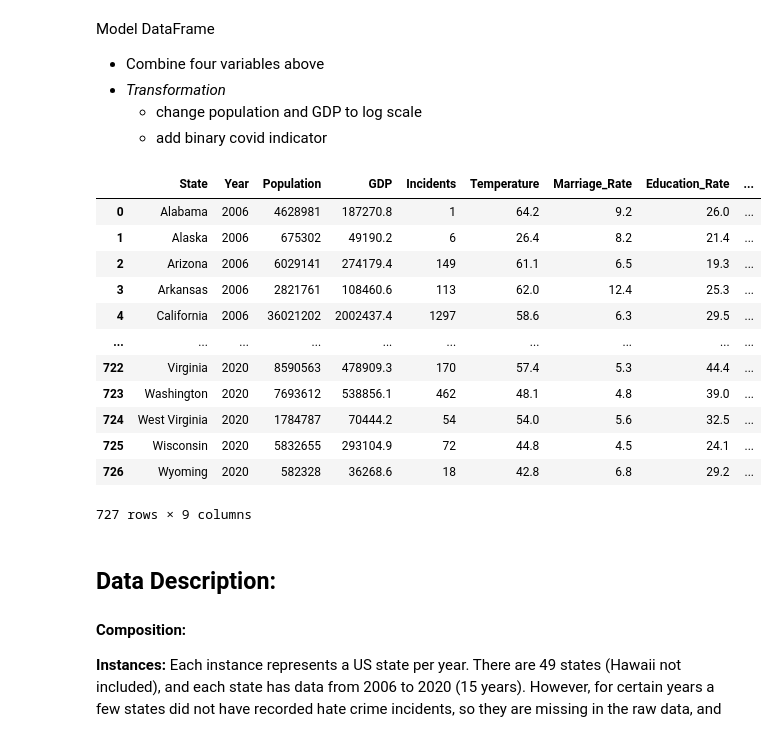
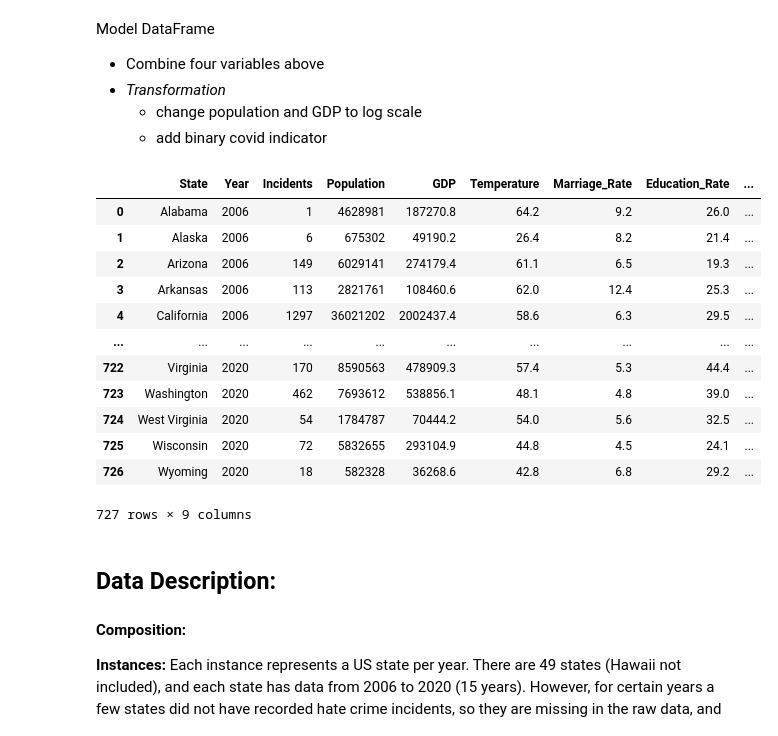
Before and after one commit to ChenTsizhen/2950_Project, a Jupyter notebook: phase4.ipynb, the cells around one changed output. Saved outputs shown, nothing was run; the diff lists cells and outputs as text; code cells hidden in the pictures.

```diff
--- a/phase4.ipynb
+++ b/phase4.ipynb
@@ -258,29 +258,32 @@ Model DataFrame
 # %%
 # Combine all input features and the output
 df = df_pop.merge(df_gdp, on=['State', 'Year'])
 df = df.merge(df_off, on=['State', 'Year'])
 df = df.merge(df_temp, on=['State', 'Year'])
 df = df.merge(df_marr, on=['State', 'Year'])
 df = df.merge(df_edu, on=['State', 'Year'])
 df['Year'] = df['Year'].astype(int)
 
 # Add covid indicator (binary)
 df['Is_Covid'] = np.where(df['Year']==2020, 1, 0)
 df.to_csv('model.csv')
+
+cols = ['State', 'Year', 'Incidents', 'Population', 'GDP', 'Temperature', 'Marriage_Rate', 'Education_Rate', 'Is_Covid']
+df = df[cols]
 df
 # %% [output]
-|  | State | Year | Population | GDP | Incidents | Temperature | Marriage_Rate | Education_Rate | ... |
-| 0 | Alabama | 2006 | 4628981 | 187270.8 | 1 | 64.2 | 9.2 | 26.0 | ... |
-| 1 | Alaska | 2006 | 675302 | 49190.2 | 6 | 26.4 | 8.2 | 21.4 | ... |
-| 2 | Arizona | 2006 | 6029141 | 274179.4 | 149 | 61.1 | 6.5 | 19.3 | ... |
-| 3 | Arkansas | 2006 | 2821761 | 108460.6 | 113 | 62.0 | 12.4 | 25.3 | ... |
-| 4 | California | 2006 | 36021202 | 2002437.4 | 1297 | 58.6 | 6.3 | 29.5 | ... |
+|  | State | Year | Incidents | Population | GDP | Temperature | Marriage_Rate | Education_Rate | ... |
+| 0 | Alabama | 2006 | 1 | 4628981 | 187270.8 | 64.2 | 9.2 | 26.0 | ... |
+| 1 | Alaska | 2006 | 6 | 675302 | 49190.2 | 26.4 | 8.2 | 21.4 | ... |
+| 2 | Arizona | 2006 | 149 | 6029141 | 274179.4 | 61.1 | 6.5 | 19.3 | ... |
+| 3 | Arkansas | 2006 | 113 | 2821761 | 108460.6 | 62.0 | 12.4 | 25.3 | ... |
+| 4 | California | 2006 | 1297 | 36021202 | 2002437.4 | 58.6 | 6.3 | 29.5 | ... |
 | ... | ... | ... | ... | ... | ... | ... | ... | ... | ... |
-| 722 | Virginia | 2020 | 8590563 | 478909.3 | 170 | 57.4 | 5.3 | 44.4 | ... |
-| 723 | Washington | 2020 | 7693612 | 538856.1 | 462 | 48.1 | 4.8 | 39.0 | ... |
-| 724 | West Virginia | 2020 | 1784787 | 70444.2 | 54 | 54.0 | 5.6 | 32.5 | ... |
-| 725 | Wisconsin | 2020 | 5832655 | 293104.9 | 72 | 44.8 | 4.5 | 24.1 | ... |
-| 726 | Wyoming | 2020 | 582328 | 36268.6 | 18 | 42.8 | 6.8 | 29.2 | ... |
+| 722 | Virginia | 2020 | 170 | 8590563 | 478909.3 | 57.4 | 5.3 | 44.4 | ... |
+| 723 | Washington | 2020 | 462 | 7693612 | 538856.1 | 48.1 | 4.8 | 39.0 | ... |
+| 724 | West Virginia | 2020 | 54 | 1784787 | 70444.2 | 54.0 | 5.6 | 32.5 | ... |
+| 725 | Wisconsin | 2020 | 72 | 5832655 | 293104.9 | 44.8 | 4.5 | 24.1 | ... |
+| 726 | Wyoming | 2020 | 18 | 582328 | 36268.6 | 42.8 | 6.8 | 29.2 | ... |
 727 rows × 9 columns
 # %% [markdown]
 ## Data Description:
```
Also changed, not shown: parts of 16 cells of this notebook.
